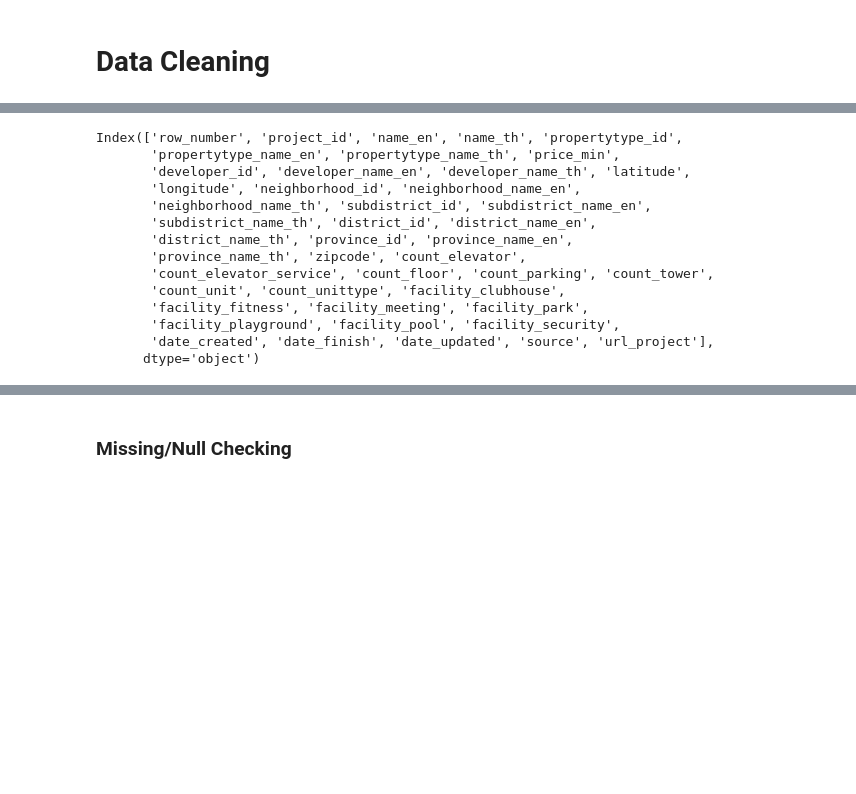
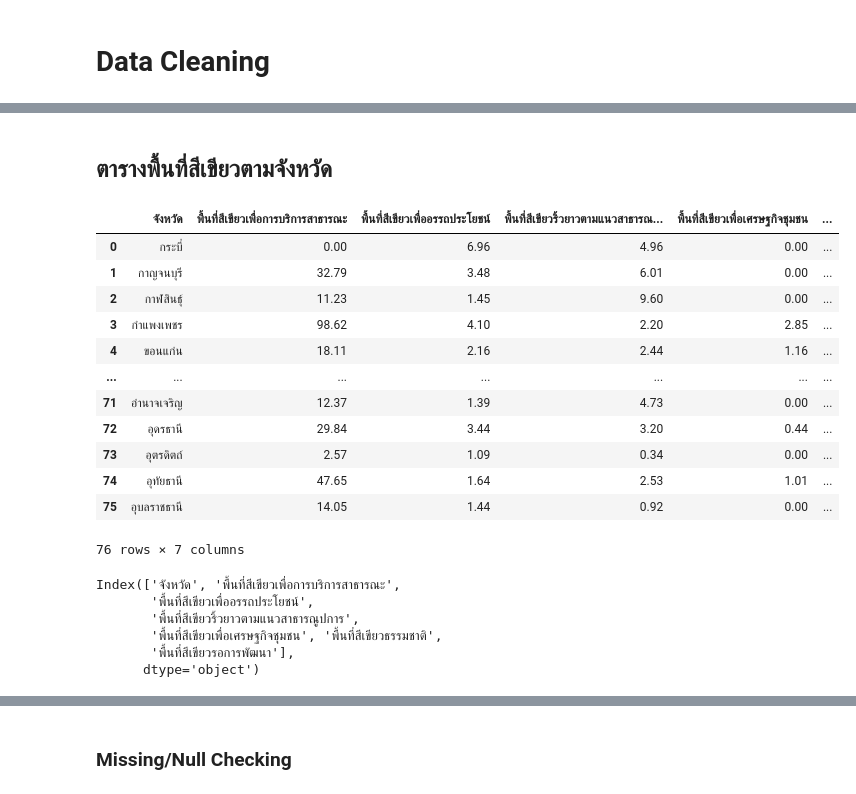
Before and after one commit to Ninkrn/BasicProg_Dataviz65, a Jupyter notebook: Project_Final.ipynb, the cells around one changed output, grey strips where cells are left out. Cells and saved outputs as stored; diff of their text form; code cells hidden in the pictures; blank space fills up the shorter version.

```diff
--- a/Project_Final.ipynb
+++ b/Project_Final.ipynb
@@ -55,17 +28,28 @@ opendata_project.head(3)
+# %% [markdown]
+## ตารางพื้นที่สีเขียวตามจังหวัด
+# %%
+t1 = pd.read_csv('ข้อมูลพื้นที่สีเขียว.csv')
+t1
+# %% [output]
+|  | จังหวัด | พื้นที่สีเขียวเพื่อการบริการสาธารณะ | พื้นที่สีเขียวเพื่ออรรถประโยชน์ | พื้นที่สีเขียวริ้วยาวตามแนวสาธารณ... | พื้นที่สีเขียวเพื่อเศรษฐกิจชุมชน | ... |
+| 0 | กระบี่ | 0.00 | 6.96 | 4.96 | 0.00 | ... |
+| 1 | กาญจนบุรี | 32.79 | 3.48 | 6.01 | 0.00 | ... |
+| 2 | กาฬสินธุ์ | 11.23 | 1.45 | 9.60 | 0.00 | ... |
+| 3 | กำแพงเพชร | 98.62 | 4.10 | 2.20 | 2.85 | ... |
+| 4 | ขอนแก่น | 18.11 | 2.16 | 2.44 | 1.16 | ... |
+| ... | ... | ... | ... | ... | ... | ... |
+| 71 | อำนาจเจริญ | 12.37 | 1.39 | 4.73 | 0.00 | ... |
+| 72 | อุดรธานี | 29.84 | 3.44 | 3.20 | 0.44 | ... |
+| 73 | อุตรดิตถ์ | 2.57 | 1.09 | 0.34 | 0.00 | ... |
+| 74 | อุทัยธานี | 47.65 | 1.64 | 2.53 | 1.01 | ... |
+| 75 | อุบลราชธานี | 14.05 | 1.44 | 0.92 | 0.00 | ... |
+76 rows × 7 columns
 # %%
-opendata_project.columns
+t1.columns
 # %% [output]
-Index(['row_number', 'project_id', 'name_en', 'name_th', 'propertytype_id',
-       'propertytype_name_en', 'propertytype_name_th', 'price_min',
-       'developer_id', 'developer_name_en', 'developer_name_th', 'latitude',
-       'longitude', 'neighborhood_id', 'neighborhood_name_en',
-       'neighborhood_name_th', 'subdistrict_id', 'subdistrict_name_en',
-       'subdistrict_name_th', 'district_id', 'district_name_en',
-       'district_name_th', 'province_id', 'province_name_en',
-       'province_name_th', 'zipcode', 'count_elevator',
-       'count_elevator_service', 'count_floor', 'count_parking', 'count_tower',
-       'count_unit', 'count_unittype', 'facility_clubhouse',
-       'facility_fitness', 'facility_meeting', 'facility_park',
-       'facility_playground', 'facility_pool', 'facility_security',
-       'date_created', 'date_finish', 'date_updated', 'source', 'url_project'],
+Index(['จังหวัด', 'พื้นที่สีเขียวเพื่อการบริการสาธารณะ',
+       'พื้นที่สีเขียวเพื่ออรรถประโยชน์',
+       'พื้นที่สีเขียวริ้วยาวตามแนวสาธารณูปการ',
+       'พื้นที่สีเขียวเพื่อเศรษฐกิจชุมชน', 'พื้นที่สีเขียวธรรมชาติ',
+       'พื้นที่สีเขียวรอการพัฒนา'],
       dtype='object')
```
Also changed, not shown: parts of 114 cells of this notebook.
